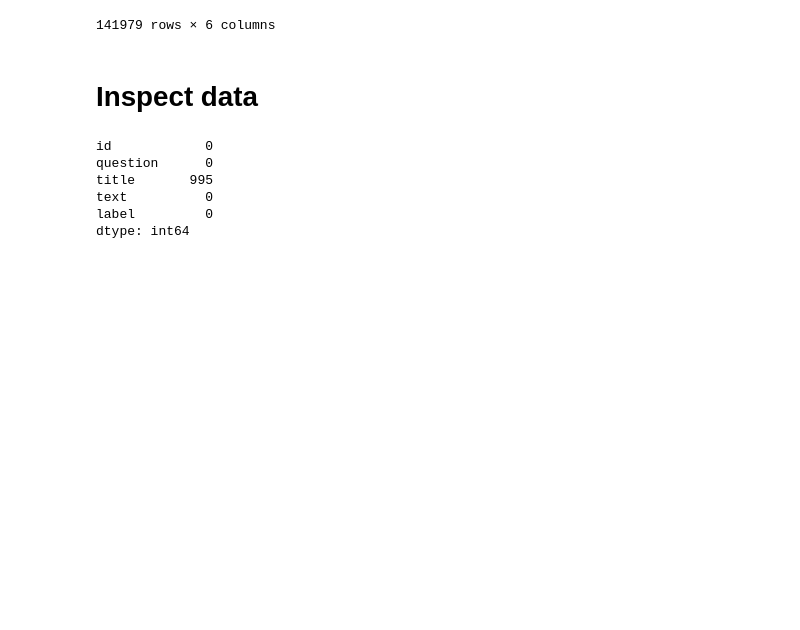
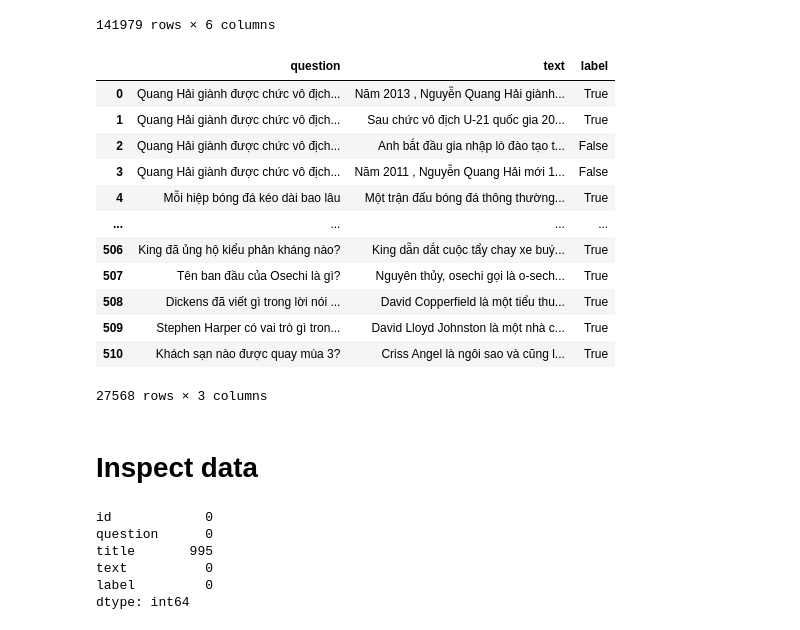
Before and after one commit to NewLuminous/Zalo-Vietnamese-Wiki-QA, a Jupyter notebook: data_analysis.ipynb, the cells around one changed output. Cells and saved outputs as stored; diff of their text form; code cells hidden in the pictures; blank space fills up the shorter version.

```diff
--- a/data_analysis.ipynb
+++ b/data_analysis.ipynb
@@ -74,6 +74,23 @@ squad_data
 | 11871 | 5ad28ad0d7d075001a4299ce | Lực nào dẫn đến một đơn vị khối l... | Lực lượng | Lực pound có một đối trọng hệ mét... | kilogram-force | False |
 | 11872 | 5ad28ad0d7d075001a4299cf | Lực nào là một phần của hệ SI hiệ... | Lực lượng | Lực pound có một đối trọng hệ mét... | kilogram-force | False |
 141979 rows × 6 columns
+# %%
+combined_data = data_loading.load(src=['zaloai', 'mailong25', 'facebook'])
+combined_data
+# %% [output]
+|  | question | text | label |
+| 0 | Quang Hải giành được chức vô địch... | Năm 2013 , Nguyễn Quang Hải giành... | True |
+| 1 | Quang Hải giành được chức vô địch... | Sau chức vô địch U-21 quốc gia 20... | True |
+| 2 | Quang Hải giành được chức vô địch... | Anh bắt đầu gia nhập lò đào tạo t... | False |
+| 3 | Quang Hải giành được chức vô địch... | Năm 2011 , Nguyễn Quang Hải mới 1... | False |
+| 4 | Mỗi hiệp bóng đá kéo dài bao lâu | Một trận đấu bóng đá thông thường... | True |
+| ... | ... | ... | ... |
+| 506 | King đã ủng hộ kiểu phản kháng nào? | King dẫn dắt cuộc tẩy chay xe buý... | True |
+| 507 | Tên ban đầu của Osechi là gì? | Nguyên thủy, osechi gọi là o-sech... | True |
+| 508 | Dickens đã viết gì trong lời nói ... | David Copperfield là một tiểu thu... | True |
+| 509 | Stephen Harper có vai trò gì tron... | David Lloyd Johnston là một nhà c... | True |
+| 510 | Khách sạn nào được quay mùa 3? | Criss Angel là ngôi sao và cũng l... | True |
+27568 rows × 3 columns
 # %% [markdown]
 # Inspect data
 # %%
```
Also changed, not shown: parts of 2 cells of this notebook.
